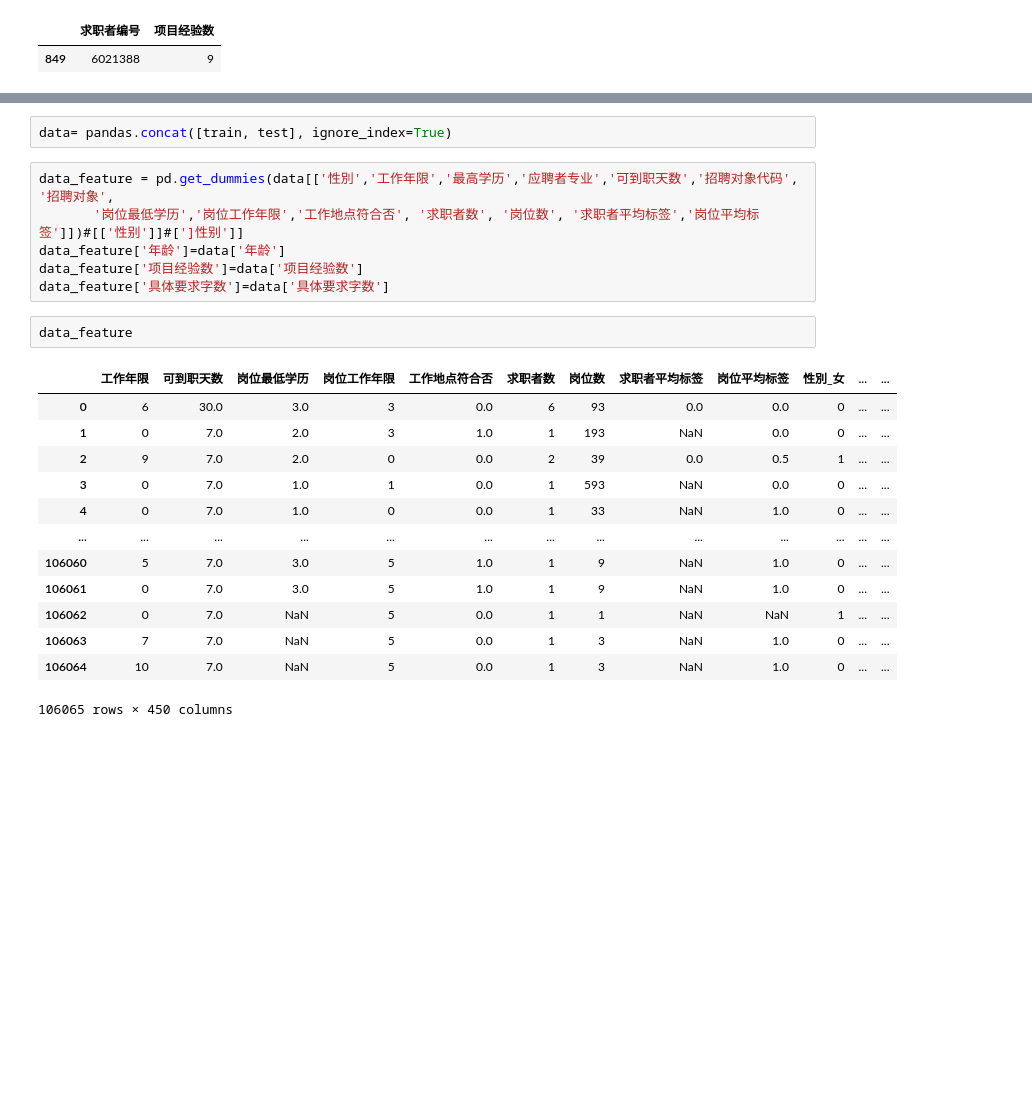
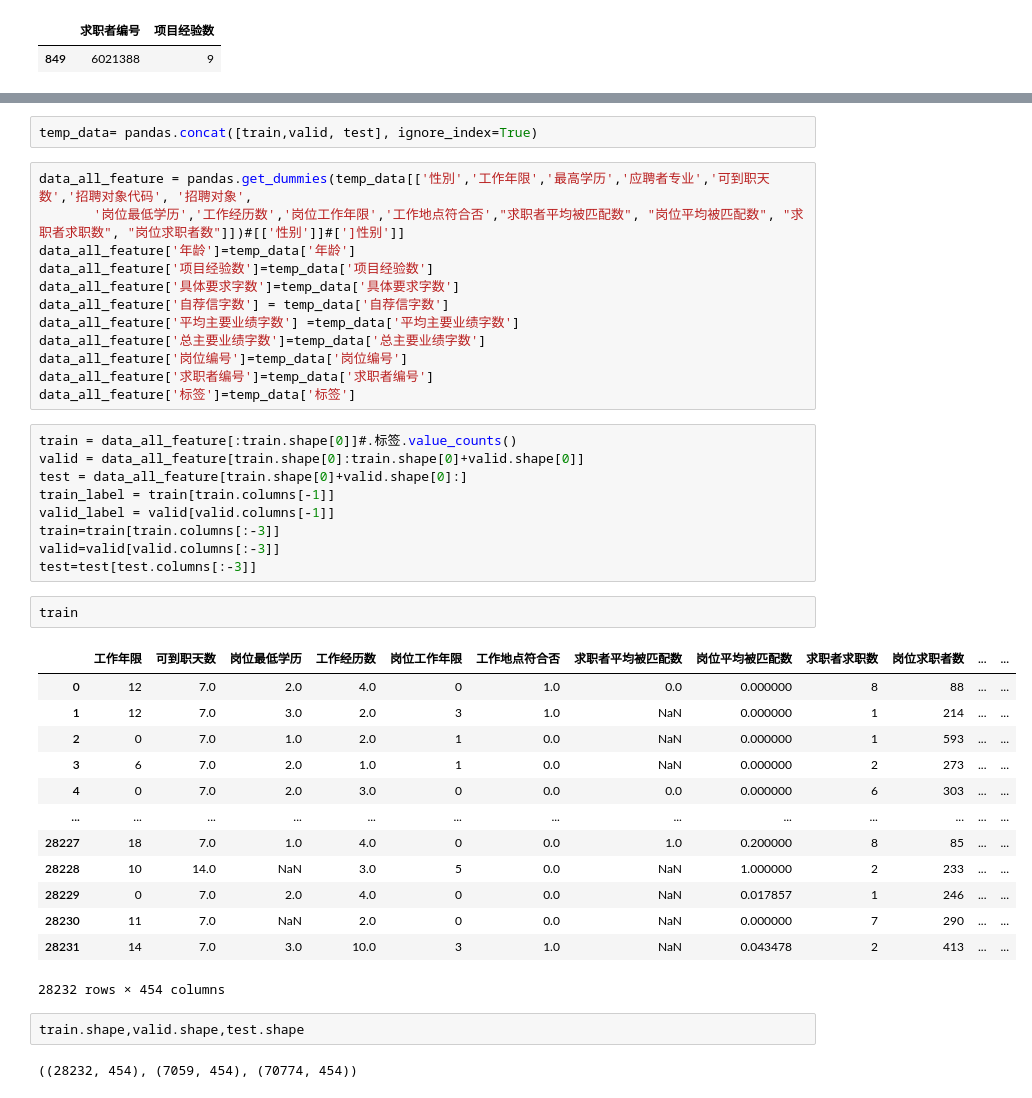
Before and after one commit to KATEhuang920909/human_co_match, a Jupyter notebook: human_co_match/jupyter/baseline.ipynb, the cells around one changed output, grey strips where cells are left out. Cells and saved outputs as stored; diff of their text form; blank space fills up the shorter version.

```diff
--- a/human_co_match/jupyter/baseline.ipynb
+++ b/human_co_match/jupyter/baseline.ipynb
@@ -163,24 +237,43 @@ train
 # %%
-data= pandas.concat([train, test], ignore_index=True)
+temp_data= pandas.concat([train,valid, test], ignore_index=True)
-# %%
-data_feature = pd.get_dummies(data[['性別','工作年限','最高学历','应聘者专业','可到职天数','招聘对象代码', '招聘对象',
-       '岗位最低学历','岗位工作年限','工作地点符合否', '求职者数', '岗位数', '求职者平均标签','岗位平均标签']])#[['性别']]#[']性别']]
-data_feature['年龄']=data['年龄']
-data_feature['项目经验数']=data['项目经验数']
-data_feature['具体要求字数']=data['具体要求字数']
-# %%
-data_feature
-# %% [output]
-|  | 工作年限 | 可到职天数 | 岗位最低学历 | 岗位工作年限 | 工作地点符合否 | 求职者数 | 岗位数 | 求职者平均标签 | 岗位平均标签 | 性別_女 | ... | ... |
-| 0 | 6 | 30.0 | 3.0 | 3 | 0.0 | 6 | 93 | 0.0 | 0.0 | 0 | ... | ... |
-| 1 | 0 | 7.0 | 2.0 | 3 | 1.0 | 1 | 193 | NaN | 0.0 | 0 | ... | ... |
-| 2 | 9 | 7.0 | 2.0 | 0 | 0.0 | 2 | 39 | 0.0 | 0.5 | 1 | ... | ... |
-| 3 | 0 | 7.0 | 1.0 | 1 | 0.0 | 1 | 593 | NaN | 0.0 | 0 | ... | ... |
-| 4 | 0 | 7.0 | 1.0 | 0 | 0.0 | 1 | 33 | NaN | 1.0 | 0 | ... | ... |
-| ... | ... | ... | ... | ... | ... | ... | ... | ... | ... | ... | ... | ... |
-| 106060 | 5 | 7.0 | 3.0 | 5 | 1.0 | 1 | 9 | NaN | 1.0 | 0 | ... | ... |
-| 106061 | 0 | 7.0 | 3.0 | 5 | 1.0 | 1 | 9 | NaN | 1.0 | 0 | ... | ... |
-| 106062 | 0 | 7.0 | NaN | 5 | 0.0 | 1 | 1 | NaN | NaN | 1 | ... | ... |
-| 106063 | 7 | 7.0 | NaN | 5 | 0.0 | 1 | 3 | NaN | 1.0 | 0 | ... | ... |
-| 106064 | 10 | 7.0 | NaN | 5 | 0.0 | 1 | 3 | NaN | 1.0 | 0 | ... | ... |
-106065 rows × 450 columns
+# %%
+data_all_feature = pandas.get_dummies(temp_data[['性別','工作年限','最高学历','应聘者专业','可到职天数','招聘对象代码', '招聘对象',
+       '岗位最低学历','工作经历数','岗位工作年限','工作地点符合否',"求职者平均被匹配数", "岗位平均被匹配数", "求职者求职数", "岗位求职者数"]])#[['性别']]#[']性别']]
+data_all_feature['年龄']=temp_data['年龄']
+data_all_feature['项目经验数']=temp_data['项目经验数']
+data_all_feature['具体要求字数']=temp_data['具体要求字数']
+data_all_feature['自荐信字数'] = temp_data['自荐信字数']
+data_all_feature['平均主要业绩字数'] =temp_data['平均主要业绩字数']
+data_all_feature['总主要业绩字数']=temp_data['总主要业绩字数']
+data_all_feature['岗位编号']=temp_data['岗位编号']
+data_all_feature['求职者编号']=temp_data['求职者编号']
+data_all_feature['标签']=temp_data['标签']
+# %%
+train = data_all_feature[:train.shape[0]]#.标签.value_counts()
+valid = data_all_feature[train.shape[0]:train.shape[0]+valid.shape[0]]
+test = data_all_feature[train.shape[0]+valid.shape[0]:]
+train_label = train[train.columns[-1]]
+valid_label = valid[valid.columns[-1]]
+train=train[train.columns[:-3]]
+valid=valid[valid.columns[:-3]]
+test=test[test.columns[:-3]]
+# %%
+train
+# %% [output]
+|  | 工作年限 | 可到职天数 | 岗位最低学历 | 工作经历数 | 岗位工作年限 | 工作地点符合否 | 求职者平均被匹配数 | 岗位平均被匹配数 | 求职者求职数 | 岗位求职者数 | ... | ... |
+| 0 | 12 | 7.0 | 2.0 | 4.0 | 0 | 1.0 | 0.0 | 0.000000 | 8 | 88 | ... | ... |
+| 1 | 12 | 7.0 | 3.0 | 2.0 | 3 | 1.0 | NaN | 0.000000 | 1 | 214 | ... | ... |
+| 2 | 0 | 7.0 | 1.0 | 2.0 | 1 | 0.0 | NaN | 0.000000 | 1 | 593 | ... | ... |
+| 3 | 6 | 7.0 | 2.0 | 1.0 | 1 | 0.0 | NaN | 0.000000 | 2 | 273 | ... | ... |
+| 4 | 0 | 7.0 | 2.0 | 3.0 | 0 | 0.0 | 0.0 | 0.000000 | 6 | 303 | ... | ... |
+| ... | ... | ... | ... | ... | ... | ... | ... | ... | ... | ... | ... | ... |
+| 28227 | 18 | 7.0 | 1.0 | 4.0 | 0 | 0.0 | 1.0 | 0.200000 | 8 | 85 | ... | ... |
+| 28228 | 10 | 14.0 | NaN | 3.0 | 5 | 0.0 | NaN | 1.000000 | 2 | 233 | ... | ... |
+| 28229 | 0 | 7.0 | 2.0 | 4.0 | 0 | 0.0 | NaN | 0.017857 | 1 | 246 | ... | ... |
+| 28230 | 11 | 7.0 | NaN | 2.0 | 0 | 0.0 | NaN | 0.000000 | 7 | 290 | ... | ... |
+| 28231 | 14 | 7.0 | 3.0 | 10.0 | 3 | 1.0 | NaN | 0.043478 | 2 | 413 | ... | ... |
+28232 rows × 454 columns
+# %%
+train.shape,valid.shape,test.shape
+# %% [output]
+((28232, 454), (7059, 454), (70774, 454))
```
Also changed, not shown: parts of 26 cells of this notebook, 11 other files.
